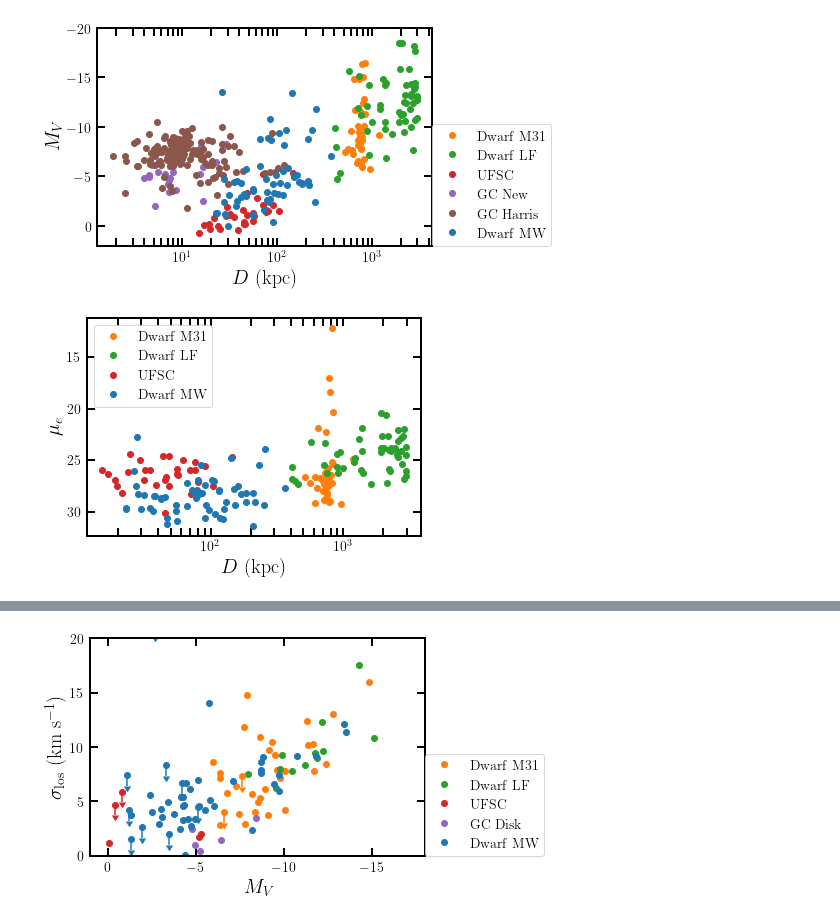
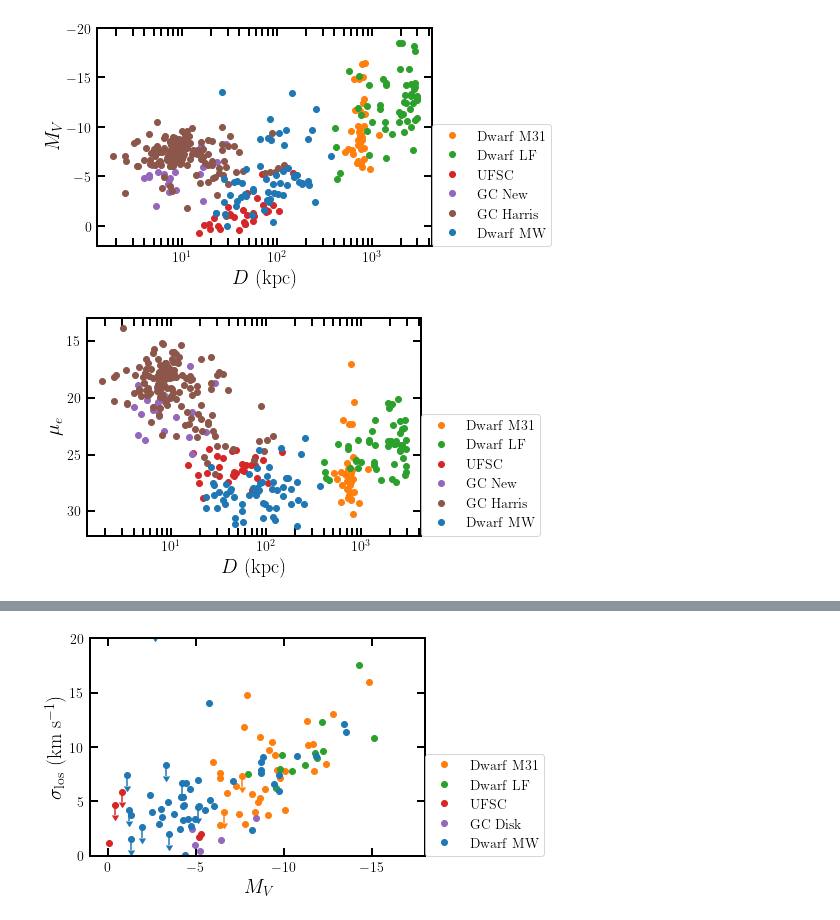
Before and after one commit to apace7/local_volume_database, a Jupyter notebook: example_notebooks/example_plots.ipynb, the cells around one changed output, grey strips where cells are left out. Drawn from its saved outputs; the diff is of its cells as text; code cells hidden in the pictures.

Commit message:
add and fix value added columns; fix example plots notebook

```diff
--- a/example_notebooks/example_plots.ipynb
+++ b/example_notebooks/example_plots.ipynb
@@ -103,16 +105,18 @@ plt.show()
 # %%
 ## distance versus average surface brightness
 plt.errorbar(dsph_mw['distance'], dsph_mw['surface_brightness_rhalf'], fmt='o', label=r'${\rm Dwarf~MW}$', )
 plt.plot(dsph_m31['distance'], dsph_m31['surface_brightness_rhalf'], 'o', label=r'${\rm Dwarf~M31}$')
 plt.plot(dsph_lf['distance'],dsph_lf['surface_brightness_rhalf'], 'o', label=r'${\rm Dwarf~LF}$')
 plt.plot(ufsc['distance'], ufsc['surface_brightness_rhalf'], 'o',label=r'${\rm UFSC}$')
+plt.plot(gc_disk['distance'], gc_disk['surface_brightness_rhalf'], 'o',label=r'${\rm GC~New}$')
+plt.plot(gc_harris['distance'], gc_harris['surface_brightness_rhalf'], 'o',label=r'${\rm GC~Harris}$')
 plt.gca().set_xscale('log')
 plt.gca().invert_yaxis()
 plt.gca().set_xlabel(r'$D~({\rm kpc})$')
 plt.gca().set_ylabel(r'$\mu_e$')
-plt.legend(loc=2)
+plt.legend(loc=(1,0))
 # plt.ylim(2, -20)
 
 plt.show()
 # %% [output]
-[figure, old version]
+[figure, new version]
```
Also changed, not shown: parts of 11 cells of this notebook, 7 other files.
